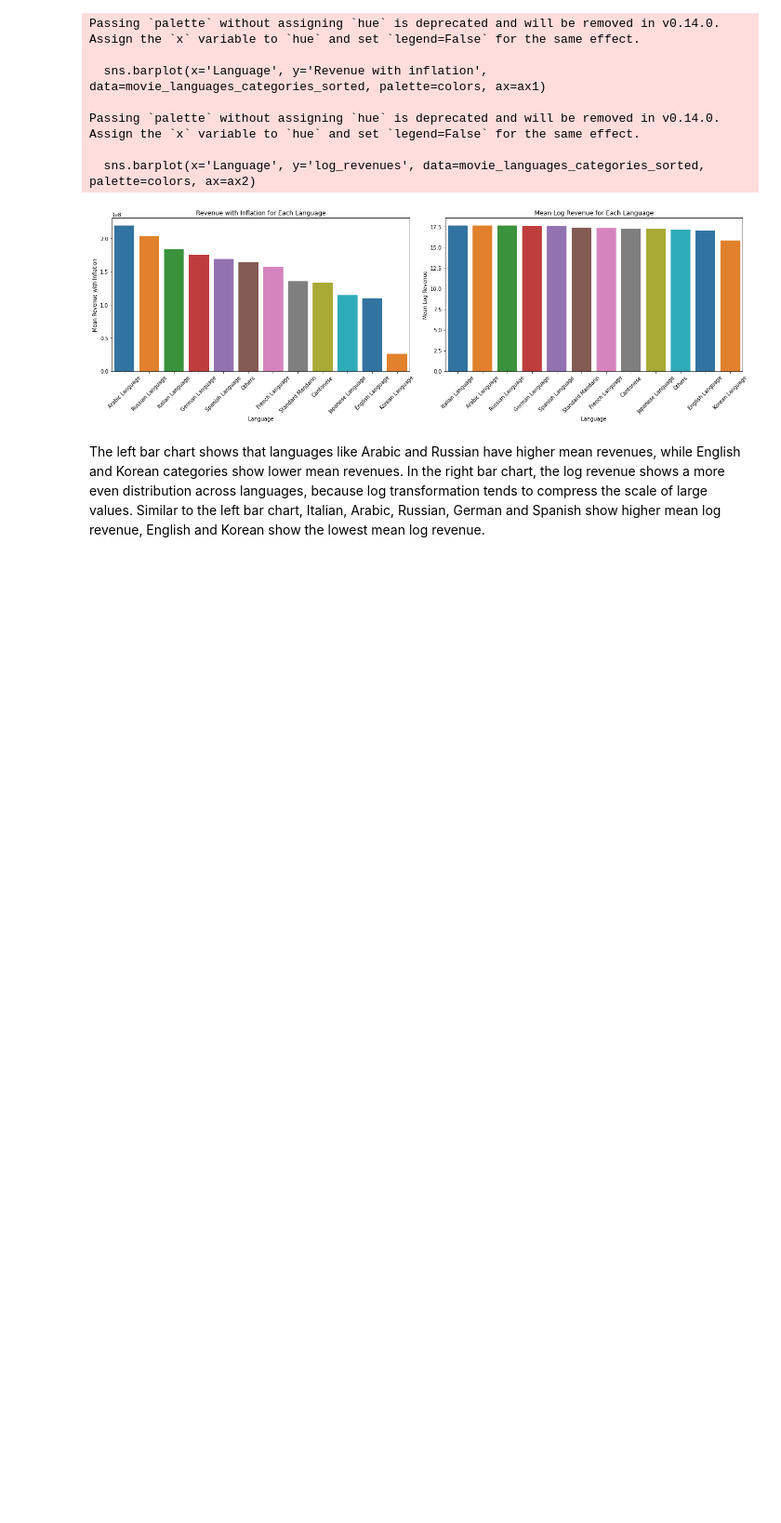
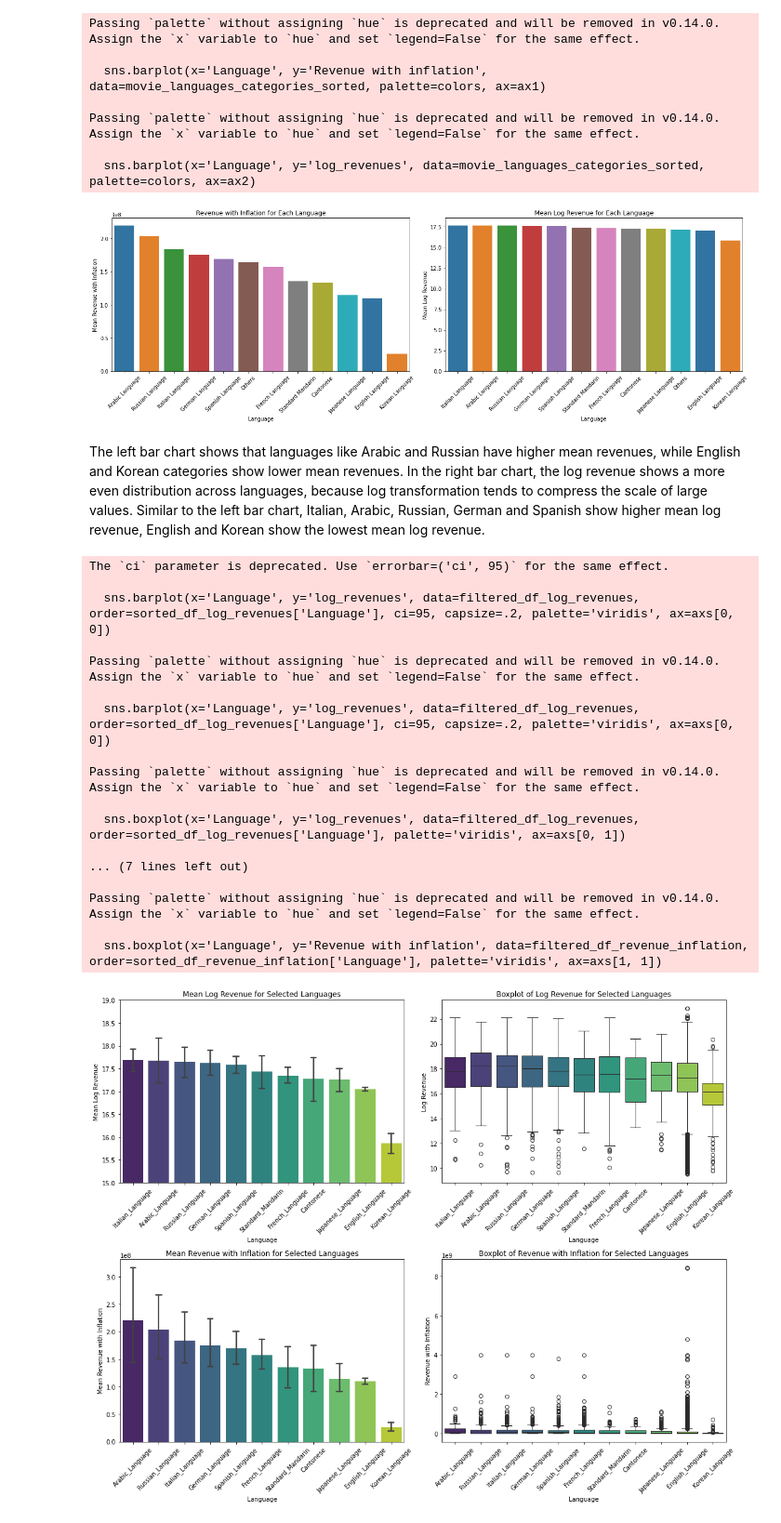
Before and after one commit to epfl-ada/ada-2023-project-adaflix, a Jupyter notebook: jerry_graphs_for story_countries_and_languages.ipynb, the cells around one changed output. Shown: that part at 93% size. Cells and saved outputs as stored; diff of their text form; code cells hidden in the pictures; blank space fills up the shorter version.

Commit message:
update for countries and languages
update code (with graphs and explanations) and data for countries and languages

```diff
--- a/jerry_graphs_for story_countries_and_languages.ipynb
+++ b/jerry_graphs_for story_countries_and_languages.ipynb
@@ -254,3 +254,77 @@ Passing `palette` without assigning `hue` is deprecated and will be removed in v
 [figure]
 # %% [markdown]
 The left bar chart shows that languages like Arabic and Russian have higher mean revenues, while English and Korean categories show lower mean revenues. In the right bar chart, the log revenue shows a more even distribution across languages, because log transformation tends to compress the scale of large values. Similar to the left bar chart, Italian, Arabic, Russian, German and Spanish show higher mean log revenue, English and Korean show the lowest mean log revenue.
+# %%
+# Load the data
+path = "csv_for_story/languages_df_onehot_jerry.csv"
+movie_languages_df = pd.read_csv(path)
+# %%
+# Define the selected languages
+selected_languages = ['Italian_Language', 'Arabic_Language', 'Russian_Language', 'German_Language',
+                      'Spanish_Language', 'Standard_Mandarin', 'French_Language', 'Cantonese',
+                      'Japanese_Language', 'English_Language', 'Korean_Language']
+
+# Melt the DataFrame for selected languages
+melted_df_log_revenues = movie_languages_df.melt(id_vars=['log_revenues'], value_vars=selected_languages, var_name='Language', value_name='Is_Present')
+filtered_df_log_revenues = melted_df_log_revenues[melted_df_log_revenues['Is_Present'] == 1]
+
+melted_df_revenue_inflation = movie_languages_df.melt(id_vars=['Revenue with inflation'], value_vars=selected_languages, var_name='Language', value_name='Is_Present')
+filtered_df_revenue_inflation = melted_df_revenue_inflation[melted_df_revenue_inflation['Is_Present'] == 1]
+
+# Sorting the data by mean revenue in descending order for visualization
+sorted_df_log_revenues = filtered_df_log_revenues.groupby('Language')['log_revenues'].mean().sort_values(ascending=False).reset_index()
+sorted_df_revenue_inflation = filtered_df_revenue_inflation.groupby('Language')['Revenue with inflation'].mean().sort_values(ascending=False).reset_index()
+
+# Set up a multi-plot grid
+fig, axs = plt.subplots(2, 2, figsize=(15, 12))
+
+# Plot the mean log revenue with error bars and 95% confidence interval
+sns.barplot(x='Language', y='log_revenues', data=filtered_df_log_revenues, order=sorted_df_log_revenues['Language'], ci=95, capsize=.2, palette='viridis', ax=axs[0, 0])
+axs[0, 0].set_title('Mean Log Revenue for Selected Languages')
+axs[0, 0].set_xlabel('Language')
+axs[0, 0].set_ylabel('Mean Log Revenue')
+axs[0, 0].set_ylim(15, 19)  # Zooming in on the y-axis
+axs[0, 0].tick_params(axis='x', rotation=45)
+
+# Plot the boxplot for log revenue
+sns.boxplot(x='Language', y='log_revenues', data=filtered_df_log_revenues, order=sorted_df_log_revenues['Language'], palette='viridis', ax=axs[0, 1])
+axs[0, 1].set_title('Boxplot of Log Revenue for Selected Languages')
+axs[0, 1].set_xlabel('Language')
+axs[0, 1].set_ylabel('Log Revenue')
+axs[0, 1].tick_params(axis='x', rotation=45)
+
+# Plot the mean revenue with inflation with error bars and 95% confidence interval
+sns.barplot(x='Language', y='Revenue with inflation', data=filtered_df_revenue_inflation, order=sorted_df_revenue_inflation['Language'], ci=95, capsize=.2, palette='viridis', ax=axs[1, 0])
+axs[1, 0].set_title('Mean Revenue with Inflation for Selected Languages')
+axs[1, 0].set_xlabel('Language')
+axs[1, 0].set_ylabel('Mean Revenue with Inflation')
+axs[1, 0].tick_params(axis='x', rotation=45)
+
+# Plot the boxplot for revenue with inflation
+sns.boxplot(x='Language', y='Revenue with inflation', data=filtered_df_revenue_inflation, order=sorted_df_revenue_inflation['Language'], palette='viridis', ax=axs[1, 1])
+axs[1, 1].set_title('Boxplot of Revenue with Inflation for Selected Languages')
+axs[1, 1].set_xlabel('Language')
+axs[1, 1].set_ylabel('Revenue with Inflation')
+axs[1, 1].tick_params(axis='x', rotation=45)
+
+plt.tight_layout()
+plt.show()
+# %% [output]
+The `ci` parameter is deprecated. Use `errorbar=('ci', 95)` for the same effect.
+
+  sns.barplot(x='Language', y='log_revenues', data=filtered_df_log_revenues, order=sorted_df_log_revenues['Language'], ci=95, capsize=.2, palette='viridis', ax=axs[0, 0])
+
+Passing `palette` without assigning `hue` is deprecated and will be removed in v0.14.0. Assign the `x` variable to `hue` and set `legend=False` for the same effect.
+
+  sns.barplot(x='Language', y='log_revenues', data=filtered_df_log_revenues, order=sorted_df_log_revenues['Language'], ci=95, capsize=.2, palette='viridis', ax=axs[0, 0])
+
+Passing `palette` without assigning `hue` is deprecated and will be removed in v0.14.0. Assign the `x` variable to `hue` and set `legend=False` for the same effect.
+
+  sns.boxplot(x='Language', y='log_revenues', data=filtered_df_log_revenues, order=sorted_df_log_revenues['Language'], palette='viridis', ax=axs[0, 1])
+
+... (7 lines left out)
+
+Passing `palette` without assigning `hue` is deprecated and will be removed in v0.14.0. Assign the `x` variable to `hue` and set `legend=False` for the same effect.
+
+  sns.boxplot(x='Language', y='Revenue with inflation', data=filtered_df_revenue_inflation, order=sorted_df_revenue_inflation['Language'], palette='viridis', ax=axs[1, 1])
+[figure, added]
```
Also changed, not shown: parts of 2 cells of this notebook, 1 other file.
